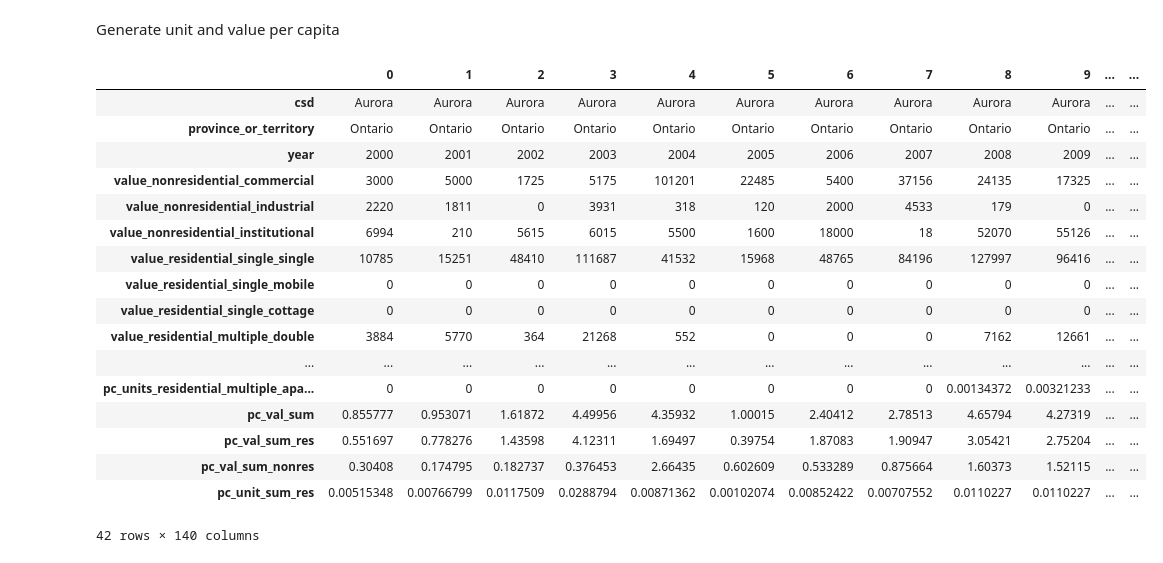
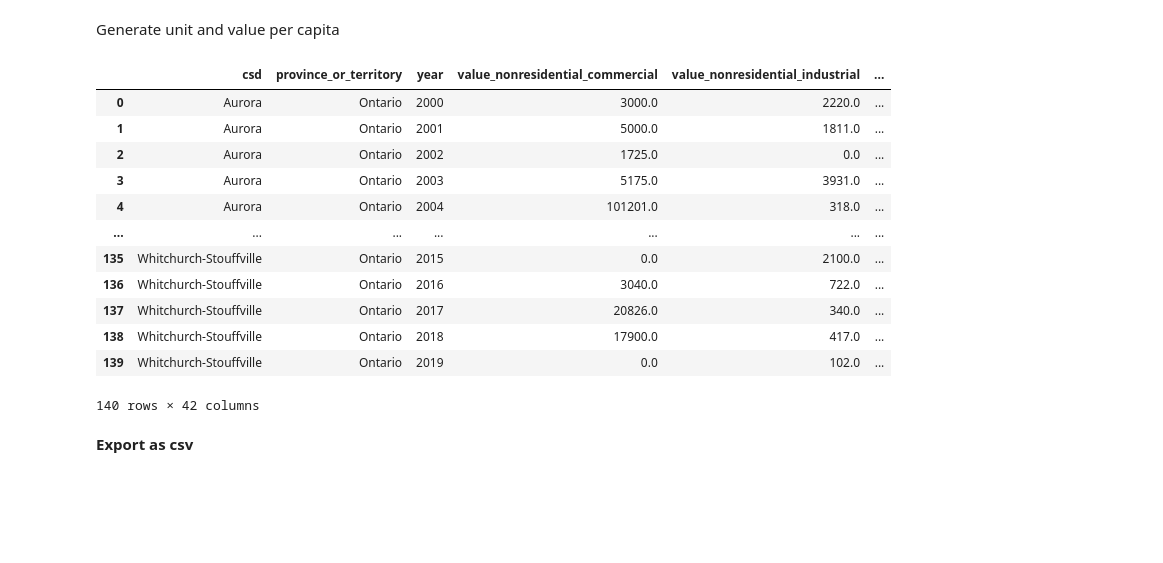
Before and after one commit to FredaXin/project_vaughan, a Jupyter notebook: eda.ipynb, the cells around one changed output. Saved outputs shown, nothing was run; the diff lists cells and outputs as text; code cells hidden in the pictures; blank space fills up the shorter version.

```diff
--- a/eda.ipynb
+++ b/eda.ipynb
@@ -181,23 +178,20 @@ def generate_pc(df):
     return df
 # %%
 generate_pc(top_25)
-generate_pc(york).T
+generate_pc(york)
 # %% [output]
-|  | 0 | 1 | 2 | 3 | 4 | 5 | 6 | 7 | 8 | 9 | ... | ... |
-| csd | Aurora | Aurora | Aurora | Aurora | Aurora | Aurora | Aurora | Aurora | Aurora | Aurora | ... | ... |
-| province_or_territory | Ontario | Ontario | Ontario | Ontario | Ontario | Ontario | Ontario | Ontario | Ontario | Ontario | ... | ... |
-| year | 2000 | 2001 | 2002 | 2003 | 2004 | 2005 | 2006 | 2007 | 2008 | 2009 | ... | ... |
-| value_nonresidential_commercial | 3000 | 5000 | 1725 | 5175 | 101201 | 22485 | 5400 | 37156 | 24135 | 17325 | ... | ... |
-| value_nonresidential_industrial | 2220 | 1811 | 0 | 3931 | 318 | 120 | 2000 | 4533 | 179 | 0 | ... | ... |
-| value_nonresidential_institutional | 6994 | 210 | 5615 | 6015 | 5500 | 1600 | 18000 | 18 | 52070 | 55126 | ... | ... |
-| value_residential_single_single | 10785 | 15251 | 48410 | 111687 | 41532 | 15968 | 48765 | 84196 | 127997 | 96416 | ... | ... |
-| value_residential_single_mobile | 0 | 0 | 0 | 0 | 0 | 0 | 0 | 0 | 0 | 0 | ... | ... |
-| value_residential_single_cottage | 0 | 0 | 0 | 0 | 0 | 0 | 0 | 0 | 0 | 0 | ... | ... |
-| value_residential_multiple_double | 3884 | 5770 | 364 | 21268 | 552 | 0 | 0 | 0 | 7162 | 12661 | ... | ... |
-| ... | ... | ... | ... | ... | ... | ... | ... | ... | ... | ... | ... | ... |
-| pc_units_residential_multiple_apa... | 0 | 0 | 0 | 0 | 0 | 0 | 0 | 0 | 0.00134372 | 0.00321233 | ... | ... |
-| pc_val_sum | 0.855777 | 0.953071 | 1.61872 | 4.49956 | 4.35932 | 1.00015 | 2.40412 | 2.78513 | 4.65794 | 4.27319 | ... | ... |
-| pc_val_sum_res | 0.551697 | 0.778276 | 1.43598 | 4.12311 | 1.69497 | 0.39754 | 1.87083 | 1.90947 | 3.05421 | 2.75204 | ... | ... |
-| pc_val_sum_nonres | 0.30408 | 0.174795 | 0.182737 | 0.376453 | 2.66435 | 0.602609 | 0.533289 | 0.875664 | 1.60373 | 1.52115 | ... | ... |
-| pc_unit_sum_res | 0.00515348 | 0.00766799 | 0.0117509 | 0.0288794 | 0.00871362 | 0.00102074 | 0.00852422 | 0.00707552 | 0.0110227 | 0.0110227 | ... | ... |
+|  | csd | province_or_territory | year | value_nonresidential_commercial | value_nonresidential_industrial | ... |
+| 0 | Aurora | Ontario | 2000 | 3000.0 | 2220.0 | ... |
+| 1 | Aurora | Ontario | 2001 | 5000.0 | 1811.0 | ... |
+| 2 | Aurora | Ontario | 2002 | 1725.0 | 0.0 | ... |
+| 3 | Aurora | Ontario | 2003 | 5175.0 | 3931.0 | ... |
+| 4 | Aurora | Ontario | 2004 | 101201.0 | 318.0 | ... |
+| ... | ... | ... | ... | ... | ... | ... |
+| 135 | Whitchurch-Stouffville | Ontario | 2015 | 0.0 | 2100.0 | ... |
+| 136 | Whitchurch-Stouffville | Ontario | 2016 | 3040.0 | 722.0 | ... |
+| 137 | Whitchurch-Stouffville | Ontario | 2017 | 20826.0 | 340.0 | ... |
+| 138 | Whitchurch-Stouffville | Ontario | 2018 | 17900.0 | 417.0 | ... |
+| 139 | Whitchurch-Stouffville | Ontario | 2019 | 0.0 | 102.0 | ... |
-42 rows × 140 columns
+140 rows × 42 columns
+# %% [markdown]
+**Export as csv**
```
Also changed, not shown: parts of 3 cells of this notebook.
